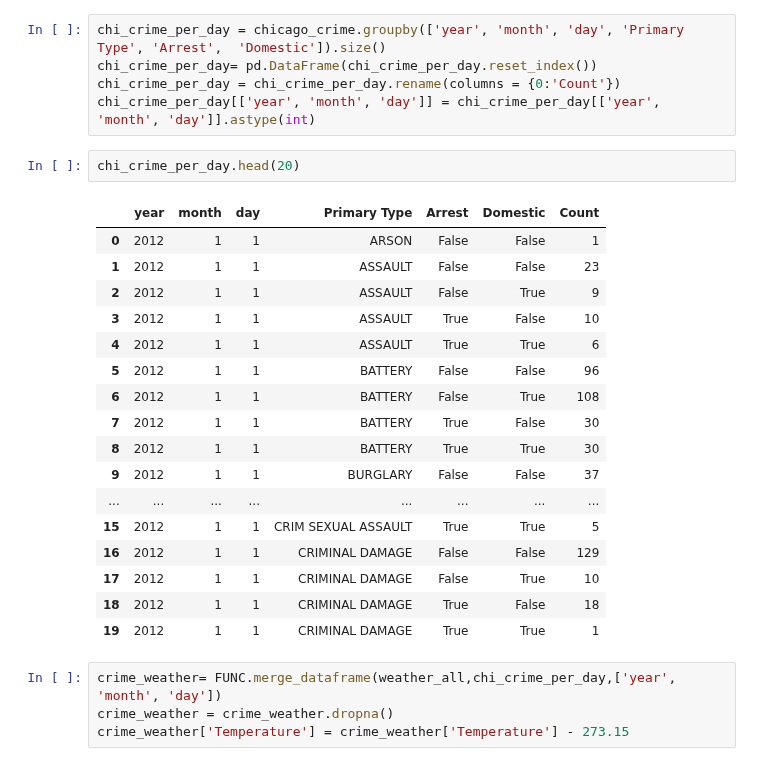
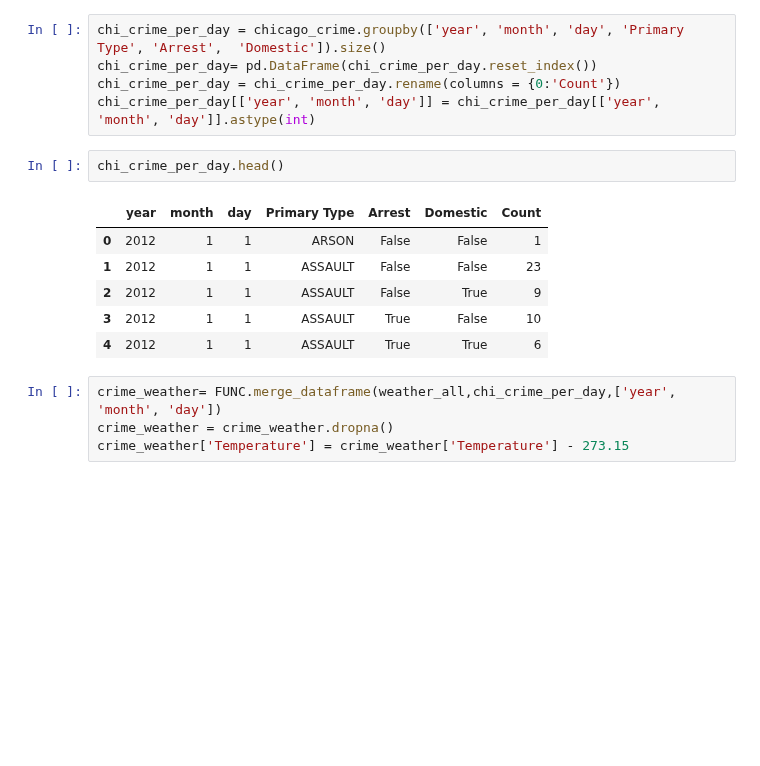
Before and after one commit to AprilW048/Final_Project, a Jupyter notebook: Weatherindex_and_Crime.ipynb, the cells around one changed output. Saved outputs shown, nothing was run; the diff lists cells and outputs as text; blank space fills up the shorter version.

```diff
--- a/Weatherindex_and_Crime.ipynb
+++ b/Weatherindex_and_Crime.ipynb
@@ -87,25 +131,14 @@ chi_crime_per_day= pd.DataFrame(chi_crime_per_day.reset_index())
 chi_crime_per_day = chi_crime_per_day.rename(columns = {0:'Count'})
 chi_crime_per_day[['year', 'month', 'day']] = chi_crime_per_day[['year', 'month', 'day']].astype(int)
 # %%
-chi_crime_per_day.head(20)
+chi_crime_per_day.head()
 # %% [output]
 |  | year | month | day | Primary Type | Arrest | Domestic | Count |
 | 0 | 2012 | 1 | 1 | ARSON | False | False | 1 |
 | 1 | 2012 | 1 | 1 | ASSAULT | False | False | 23 |
 | 2 | 2012 | 1 | 1 | ASSAULT | False | True | 9 |
 | 3 | 2012 | 1 | 1 | ASSAULT | True | False | 10 |
 | 4 | 2012 | 1 | 1 | ASSAULT | True | True | 6 |
-| 5 | 2012 | 1 | 1 | BATTERY | False | False | 96 |
-| 6 | 2012 | 1 | 1 | BATTERY | False | True | 108 |
-| 7 | 2012 | 1 | 1 | BATTERY | True | False | 30 |
-| 8 | 2012 | 1 | 1 | BATTERY | True | True | 30 |
-| 9 | 2012 | 1 | 1 | BURGLARY | False | False | 37 |
-| ... | ... | ... | ... | ... | ... | ... | ... |
-| 15 | 2012 | 1 | 1 | CRIM SEXUAL ASSAULT | True | True | 5 |
-| 16 | 2012 | 1 | 1 | CRIMINAL DAMAGE | False | False | 129 |
-| 17 | 2012 | 1 | 1 | CRIMINAL DAMAGE | False | True | 10 |
-| 18 | 2012 | 1 | 1 | CRIMINAL DAMAGE | True | False | 18 |
-| 19 | 2012 | 1 | 1 | CRIMINAL DAMAGE | True | True | 1 |
 # %%
 crime_weather= FUNC.merge_dataframe(weather_all,chi_crime_per_day,['year', 'month', 'day'])
 crime_weather = crime_weather.dropna()
```
Also changed, not shown: parts of 32 cells of this notebook.
